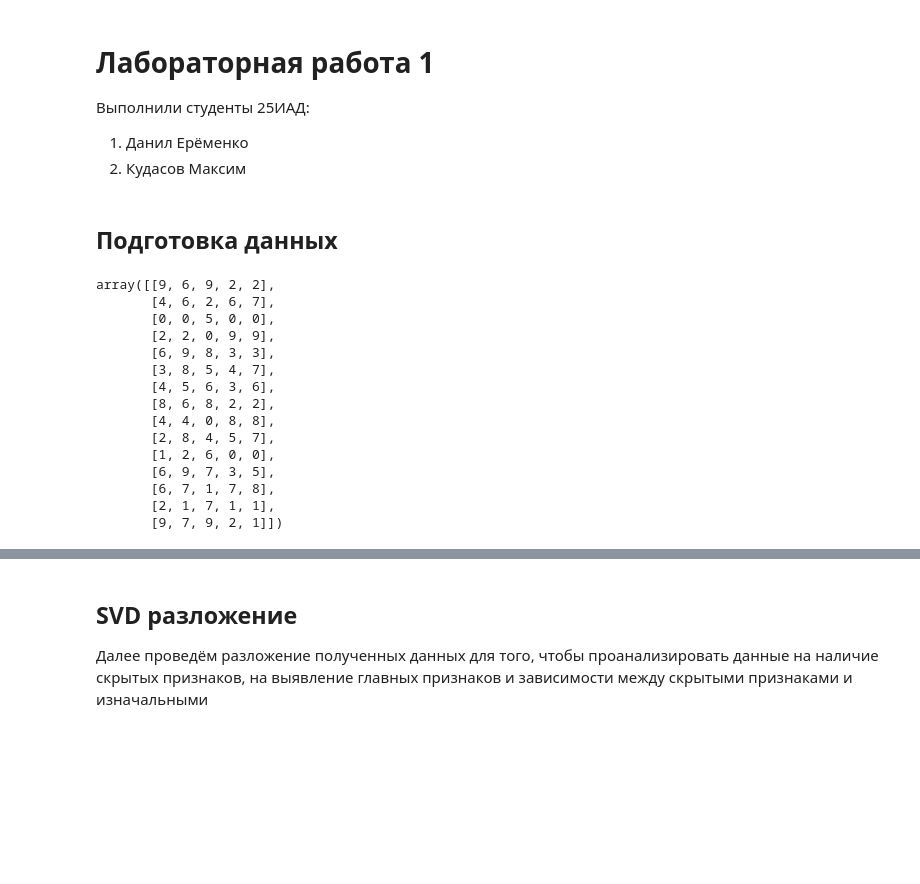
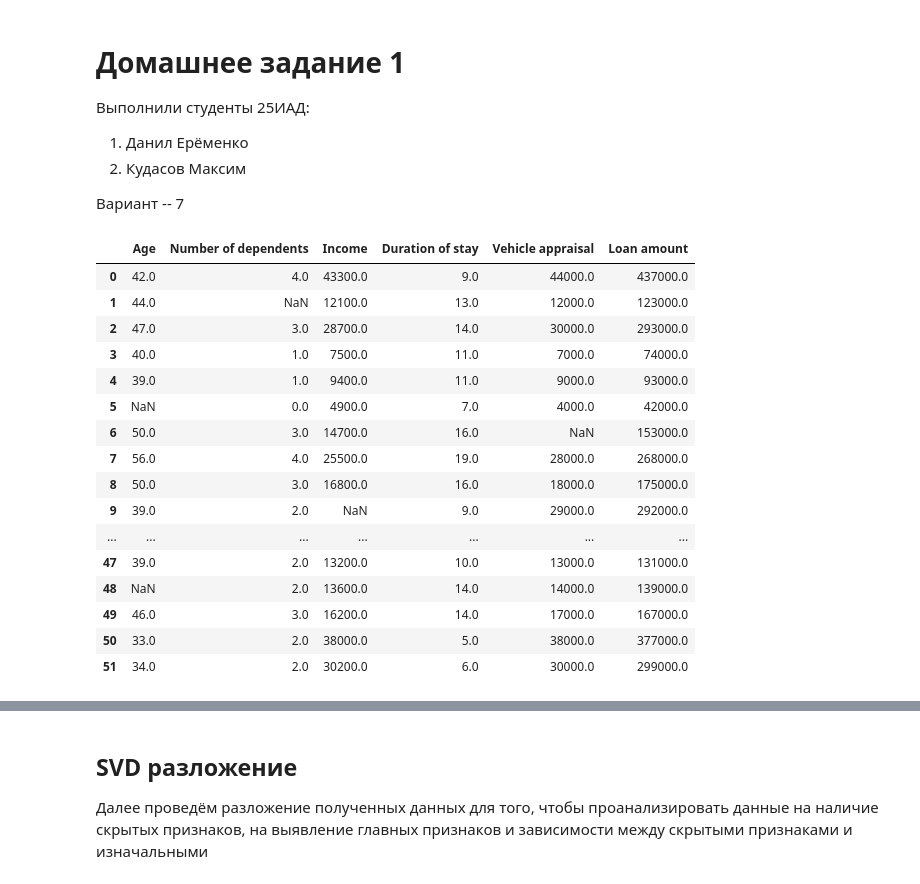
Before and after one commit to GrafVonTee/Kalyagin-Lab1, a Jupyter notebook: lab1.ipynb, the cells around one changed output, grey strips where cells are left out. Cells and saved outputs as stored; diff of their text form; code cells hidden in the pictures; blank space fills up the shorter version.

```diff
--- a/lab1.ipynb
+++ b/lab1.ipynb
@@ -1,9 +1,9 @@
 # %% [markdown]
-# Лабораторная работа 1
+# Домашнее задание 1
 
 Выполнили студенты 25ИАД:
 1) Данил Ерёменко
 2) Кудасов Максим
+
+Вариант -- 7
-# %% [markdown]
-## Подготовка данных
 # %%
@@ -13,22 +18,33 @@ import pandas as pd
 import copy
 # %%
 # Считываем датасет
-path_to_file = "Materials/Bank_Example.xlsx"
-X_data = pd.read_excel(path_to_file, header=None).to_numpy()
-X_data
+name_of_cols = [
+    "Age",
+    "Number of dependents",
+    "Income",
+    "Duration of stay",
+    "Vehicle appraisal",
+    "Loan amount",
+]
+
+path_to_file = "Materials/25MAG_HW_1_v7.xls"
+df = pd.read_excel(path_to_file, header=None, names=name_of_cols)
+df
 # %% [output]
-array([[9, 6, 9, 2, 2],
-       [4, 6, 2, 6, 7],
-       [0, 0, 5, 0, 0],
-       [2, 2, 0, 9, 9],
-       [6, 9, 8, 3, 3],
-       [3, 8, 5, 4, 7],
-       [4, 5, 6, 3, 6],
-       [8, 6, 8, 2, 2],
-       [4, 4, 0, 8, 8],
-       [2, 8, 4, 5, 7],
-       [1, 2, 6, 0, 0],
-       [6, 9, 7, 3, 5],
-       [6, 7, 1, 7, 8],
-       [2, 1, 7, 1, 1],
-       [9, 7, 9, 2, 1]])
+|  | Age | Number of dependents | Income | Duration of stay | Vehicle appraisal | Loan amount |
+| 0 | 42.0 | 4.0 | 43300.0 | 9.0 | 44000.0 | 437000.0 |
+| 1 | 44.0 | NaN | 12100.0 | 13.0 | 12000.0 | 123000.0 |
+| 2 | 47.0 | 3.0 | 28700.0 | 14.0 | 30000.0 | 293000.0 |
+| 3 | 40.0 | 1.0 | 7500.0 | 11.0 | 7000.0 | 74000.0 |
+| 4 | 39.0 | 1.0 | 9400.0 | 11.0 | 9000.0 | 93000.0 |
+| 5 | NaN | 0.0 | 4900.0 | 7.0 | 4000.0 | 42000.0 |
+| 6 | 50.0 | 3.0 | 14700.0 | 16.0 | NaN | 153000.0 |
+| 7 | 56.0 | 4.0 | 25500.0 | 19.0 | 28000.0 | 268000.0 |
+| 8 | 50.0 | 3.0 | 16800.0 | 16.0 | 18000.0 | 175000.0 |
+| 9 | 39.0 | 2.0 | NaN | 9.0 | 29000.0 | 292000.0 |
+| ... | ... | ... | ... | ... | ... | ... |
+| 47 | 39.0 | 2.0 | 13200.0 | 10.0 | 13000.0 | 131000.0 |
+| 48 | NaN | 2.0 | 13600.0 | 14.0 | 14000.0 | 139000.0 |
+| 49 | 46.0 | 3.0 | 16200.0 | 14.0 | 17000.0 | 167000.0 |
+| 50 | 33.0 | 2.0 | 38000.0 | 5.0 | 38000.0 | 377000.0 |
+| 51 | 34.0 | 2.0 | 30200.0 | 6.0 | 30000.0 | 299000.0 |
```
Also changed, not shown: parts of 12 cells of this notebook, 1 other file.
